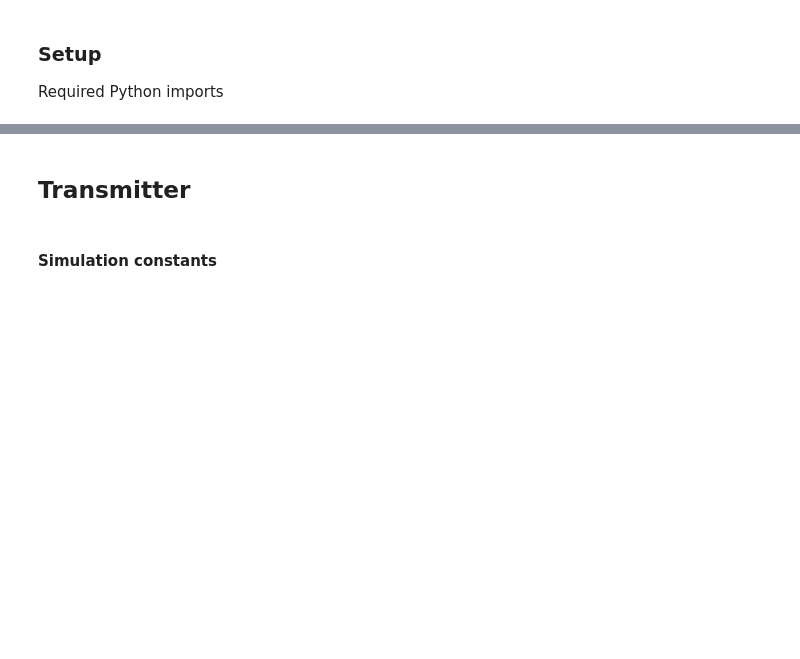
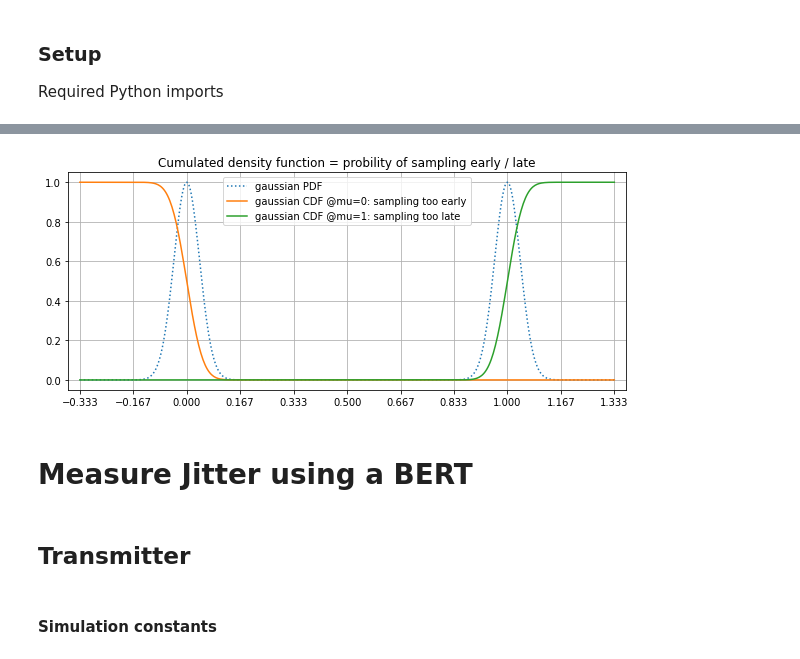
Before and after one commit to munich-ml/BER_tail_fit, a Jupyter notebook: BER_fit.ipynb, the cells around one changed output, grey strips where cells are left out. Cells and saved outputs as stored; diff of their text form; code cells hidden in the pictures; blank space fills up the shorter version.

```diff
--- a/BER_fit.ipynb
+++ b/BER_fit.ipynb
@@ -13,3 +37,18 @@ np.random.seed(22)
+# %%
+plt.figure(figsize=(10, 4))
+too_early = 1 - norm.cdf(x, loc=0, scale=scale)
+too_late = norm.cdf(x, loc=1, scale=scale)
+plt.plot(x, norm_pdf, ":", label="gaussian PDF")
+plt.plot(x, too_early, label="gaussian CDF @mu=0: sampling too early")
+plt.plot(x, too_late, label="gaussian CDF @mu=1: sampling too late")
+# plt.yscale("log"), plt.ylim([1e-12, 1])
+plt.xlim([-0.37, 1.37]), plt.xticks(np.linspace(-1/3, 4/3, num=11))
+plt.title("Cumulated density function = probility of sampling early / late")
+plt.grid(), plt.legend();
+# %% [output]
+[figure, added]
+# %% [markdown]
+# Measure Jitter using a BERT
 # %% [markdown]
 ## Transmitter
 # %% [markdown]
```
Also changed, not shown: parts of 6 cells of this notebook.
